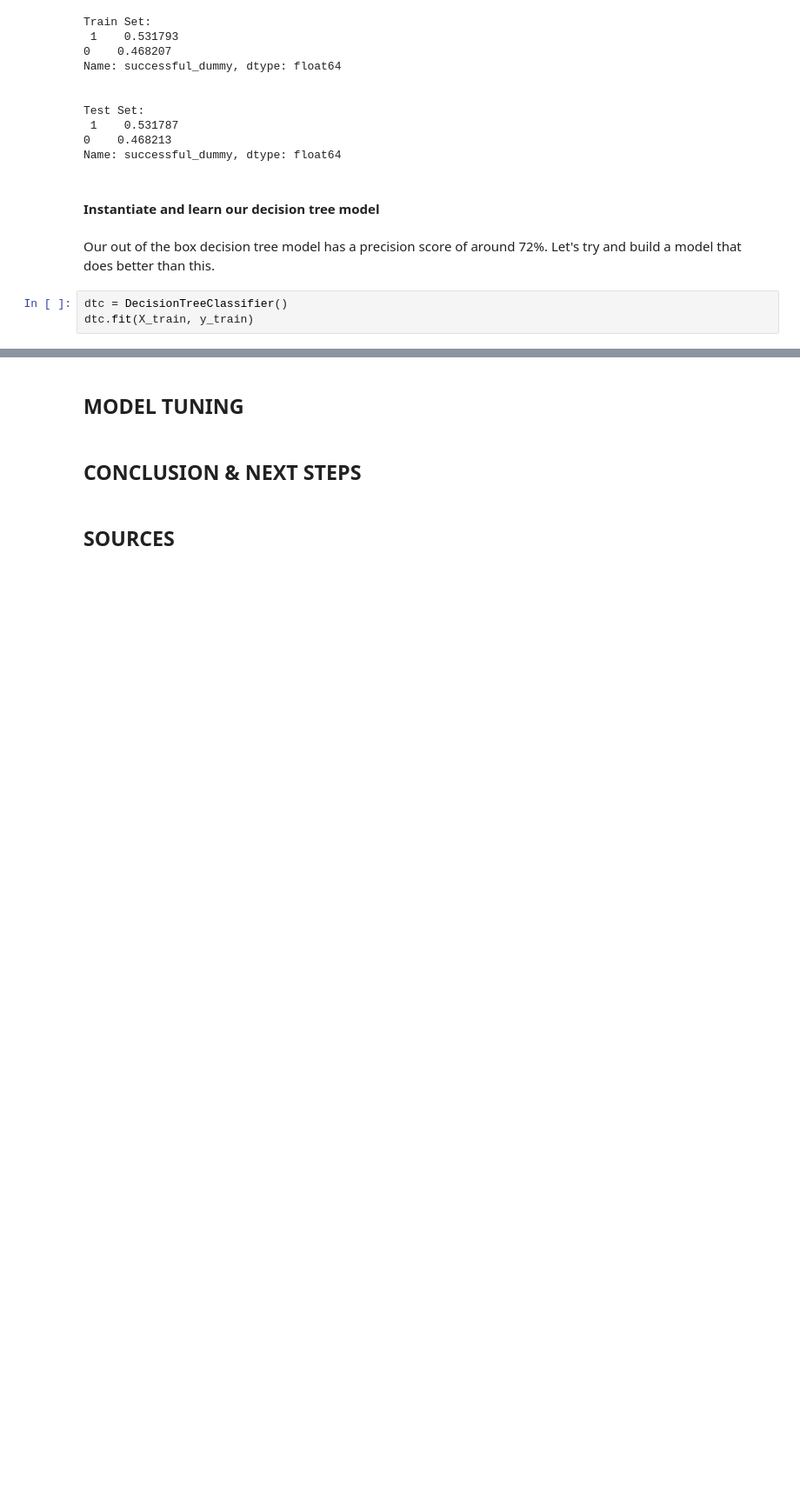
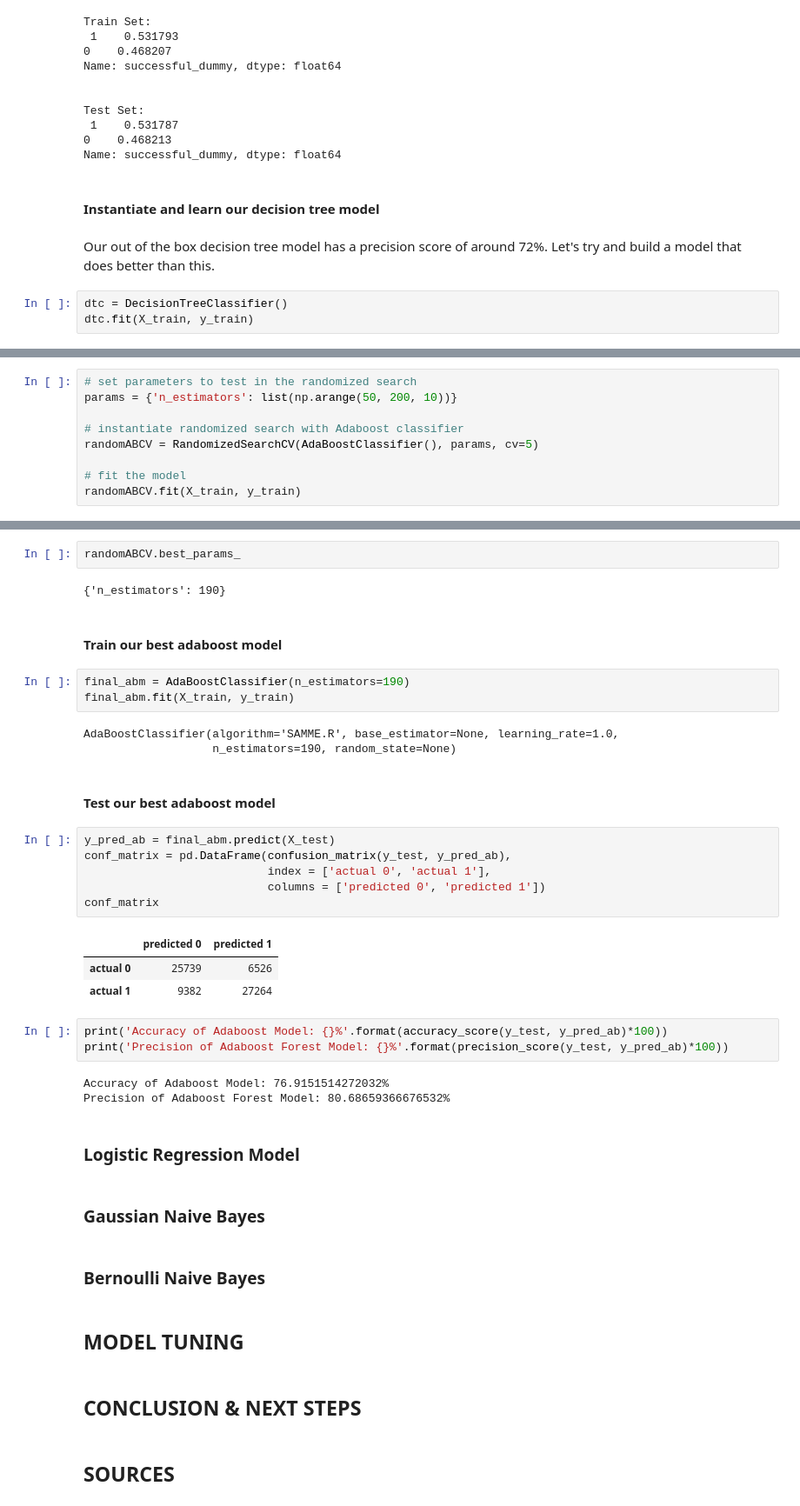
Before and after one commit to nateej1/kickstarter-campaign-classification, a Jupyter notebook: notebooks/04_reports/20190816-mlb-DRAFT-final-report.ipynb, the cells around one changed output, grey strips where cells are left out. Shown at 87% size. Drawn from its saved outputs; the diff is of its cells as text; blank space fills up the shorter version.

```diff
--- a/notebooks/04_reports/20190816-mlb-DRAFT-final-report.ipynb
+++ b/notebooks/04_reports/20190816-mlb-DRAFT-final-report.ipynb
@@ -444,0 +552,9 @@ conf_matrix
+# %%
+# set parameters to test in the randomized search
+params = {'n_estimators': list(np.arange(50, 200, 10))}
+
+# instantiate randomized search with Adaboost classifier
+randomABCV = RandomizedSearchCV(AdaBoostClassifier(), params, cv=5)
+
+# fit the model
+randomABCV.fit(X_train, y_train)
@@ -445,3 +575,39 @@ conf_matrix
+# %%
+randomABCV.best_params_
+# %% [output]
+{'n_estimators': 190}
+# %% [markdown]
+#### Train our best adaboost model
+# %%
+final_abm = AdaBoostClassifier(n_estimators=190)
+final_abm.fit(X_train, y_train)
+# %% [output]
+AdaBoostClassifier(algorithm='SAMME.R', base_estimator=None, learning_rate=1.0,
+                   n_estimators=190, random_state=None)
+# %% [markdown]
+#### Test our best adaboost model
+# %%
+y_pred_ab = final_abm.predict(X_test)
+conf_matrix = pd.DataFrame(confusion_matrix(y_test, y_pred_ab),
+                           index = ['actual 0', 'actual 1'],
+                           columns = ['predicted 0', 'predicted 1'])
+conf_matrix
+# %% [output]
+|  | predicted 0 | predicted 1 |
+| actual 0 | 25739 | 6526 |
+| actual 1 | 9382 | 27264 |
+# %%
+print('Accuracy of Adaboost Model: {}%'.format(accuracy_score(y_test, y_pred_ab)*100))
+print('Precision of Adaboost Forest Model: {}%'.format(precision_score(y_test, y_pred_ab)*100))
+# %% [output]
+Accuracy of Adaboost Model: 76.9151514272032%
+Precision of Adaboost Forest Model: 80.68659366676532%
+# %% [markdown]
+### Logistic Regression Model
+# %% [markdown]
+### Gaussian Naive Bayes
+# %% [markdown]
+### Bernoulli Naive Bayes
 # %% [markdown]
 ## MODEL TUNING
 # %% [markdown]
```
Also changed, not shown: parts of 20 cells of this notebook.
